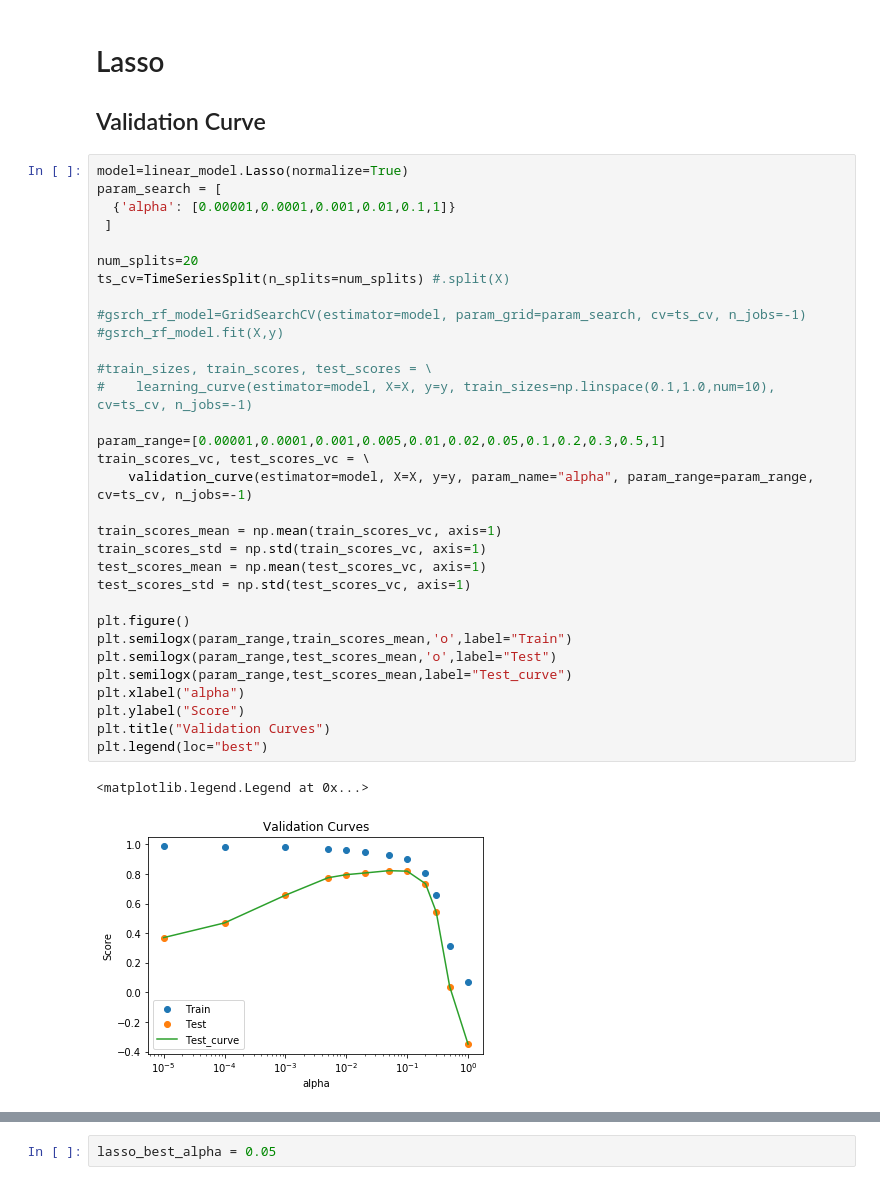
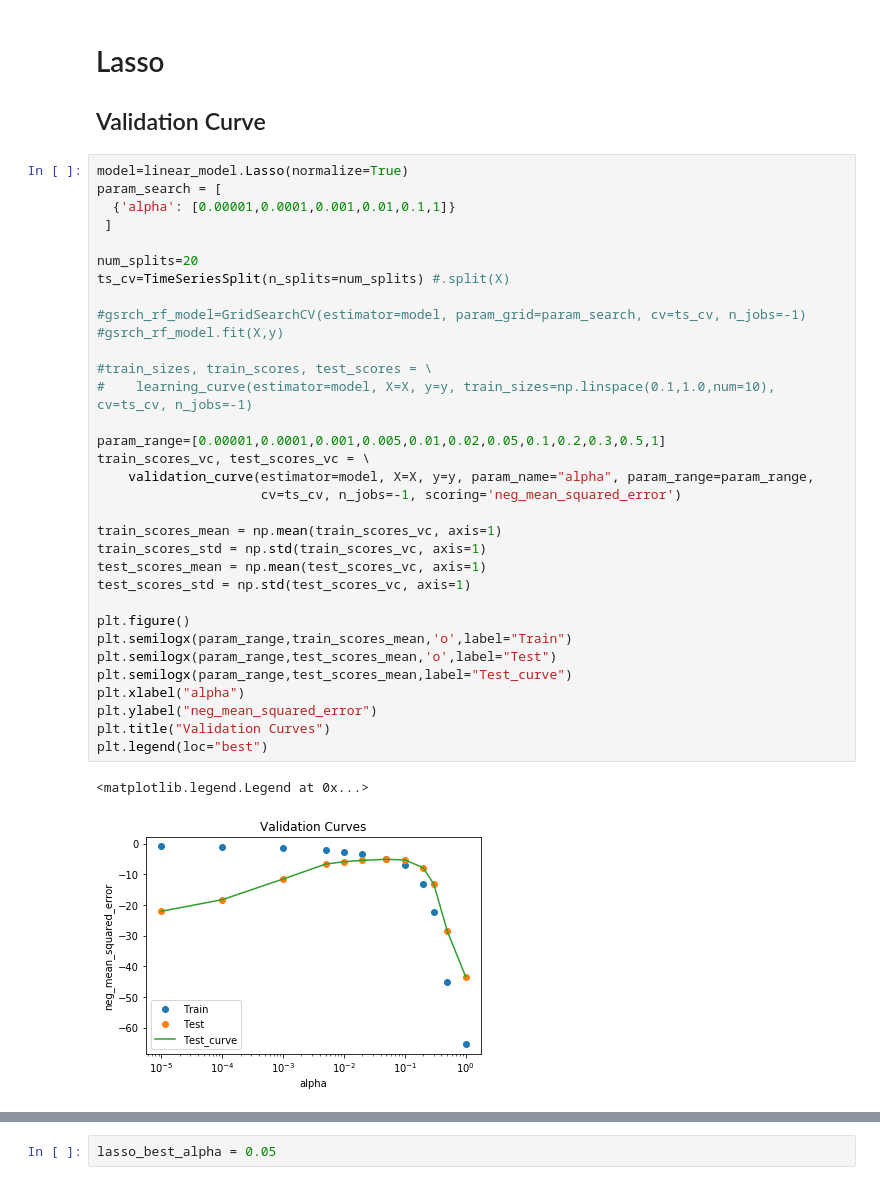
Before and after one commit to daericks/us-ed, a Jupyter notebook: notebooks/feature_building.ipynb, the cells around one changed output, grey strips where cells are left out. Drawn from its saved outputs; the diff is of its cells as text.

```diff
--- a/notebooks/feature_building.ipynb
+++ b/notebooks/feature_building.ipynb
@@ -692,33 +692,34 @@ model=linear_model.Lasso(normalize=True)
 param_search = [
   {'alpha': [0.00001,0.0001,0.001,0.01,0.1,1]}
  ]
 
 num_splits=20
 ts_cv=TimeSeriesSplit(n_splits=num_splits) #.split(X)
 
 #gsrch_rf_model=GridSearchCV(estimator=model, param_grid=param_search, cv=ts_cv, n_jobs=-1)
 #gsrch_rf_model.fit(X,y)
 
 #train_sizes, train_scores, test_scores = \
 #    learning_curve(estimator=model, X=X, y=y, train_sizes=np.linspace(0.1,1.0,num=10), cv=ts_cv, n_jobs=-1)
 
 param_range=[0.00001,0.0001,0.001,0.005,0.01,0.02,0.05,0.1,0.2,0.3,0.5,1]
 train_scores_vc, test_scores_vc = \
-    validation_curve(estimator=model, X=X, y=y, param_name="alpha", param_range=param_range, cv=ts_cv, n_jobs=-1)
+    validation_curve(estimator=model, X=X, y=y, param_name="alpha", param_range=param_range,
+                     cv=ts_cv, n_jobs=-1, scoring='neg_mean_squared_error')
 
 train_scores_mean = np.mean(train_scores_vc, axis=1)
 train_scores_std = np.std(train_scores_vc, axis=1)
 test_scores_mean = np.mean(test_scores_vc, axis=1)
 test_scores_std = np.std(test_scores_vc, axis=1)
 
 plt.figure()
 plt.semilogx(param_range,train_scores_mean,'o',label="Train")
 plt.semilogx(param_range,test_scores_mean,'o',label="Test")
 plt.semilogx(param_range,test_scores_mean,label="Test_curve")
 plt.xlabel("alpha")
-plt.ylabel("Score")
+plt.ylabel("neg_mean_squared_error")
 plt.title("Validation Curves")
 plt.legend(loc="best")
 # %% [output]
 <matplotlib.legend.Legend at 0x...>
-[figure, old version]
+[figure, new version]
```
Also changed, not shown: parts of 3 cells of this notebook.
